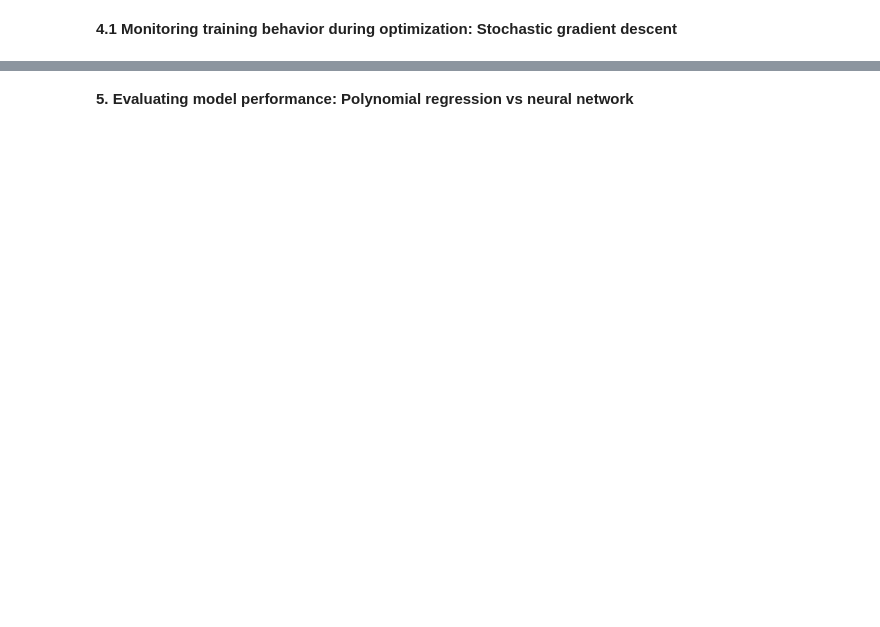
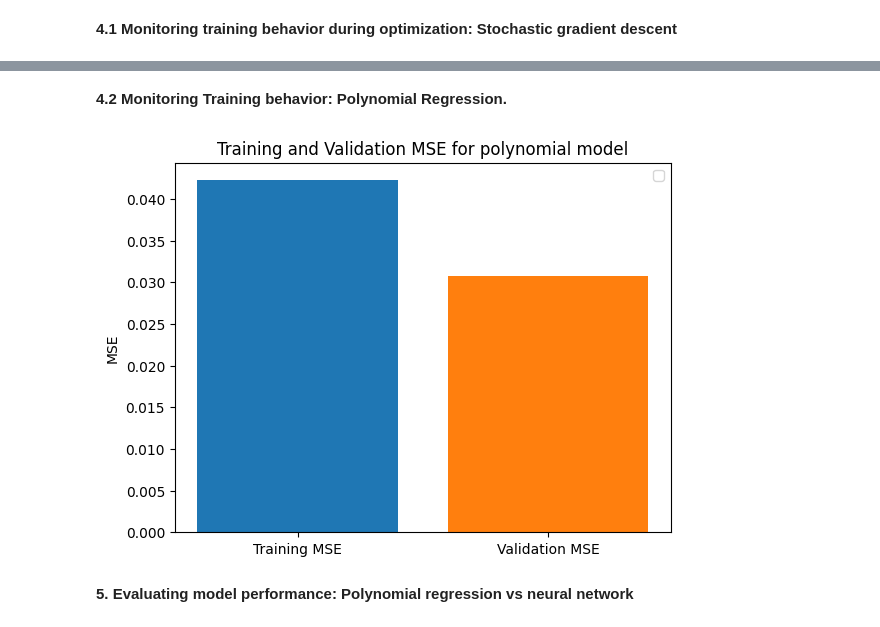
Before and after one commit to xplj5935-uol/Graphs_networks_and_systems_personal_project, a Jupyter notebook: main.ipynb, the cells around one changed output, grey strips where cells are left out. Cells and saved outputs as stored; diff of their text form; code cells hidden in the pictures; blank space fills up the shorter version.

```diff
--- a/main.ipynb
+++ b/main.ipynb
@@ -188,3 +232,19 @@ plt.show()
+# %% [markdown]
+****4.2 Monitoring Training behavior: Polynomial Regression.****
+# %%
+#plotting the training and validation R2 score for polynomial regression
+y_train_pred_poly = poly_model.predict(X_train_poly_four) #predicting the target variable JUST TO SEE THE MSE GAP
+mse_poly_train = mean_squared_error(y_train_pred_poly, y_train)
+
+
+plt.bar(height = mse_poly_train, x='Training MSE')
+plt.bar(height = mse_poly, x='Validation MSE')
+plt.ylabel('MSE')
+plt.title('Training and Validation MSE for polynomial model')
+plt.legend()
+plt.show()
+# %% [output]
+[figure, added]
 # %% [markdown]
 ****5. Evaluating model performance: Polynomial regression vs neural network****
 # %%
```
Also changed, not shown: parts of 12 cells of this notebook, 1 other file.
